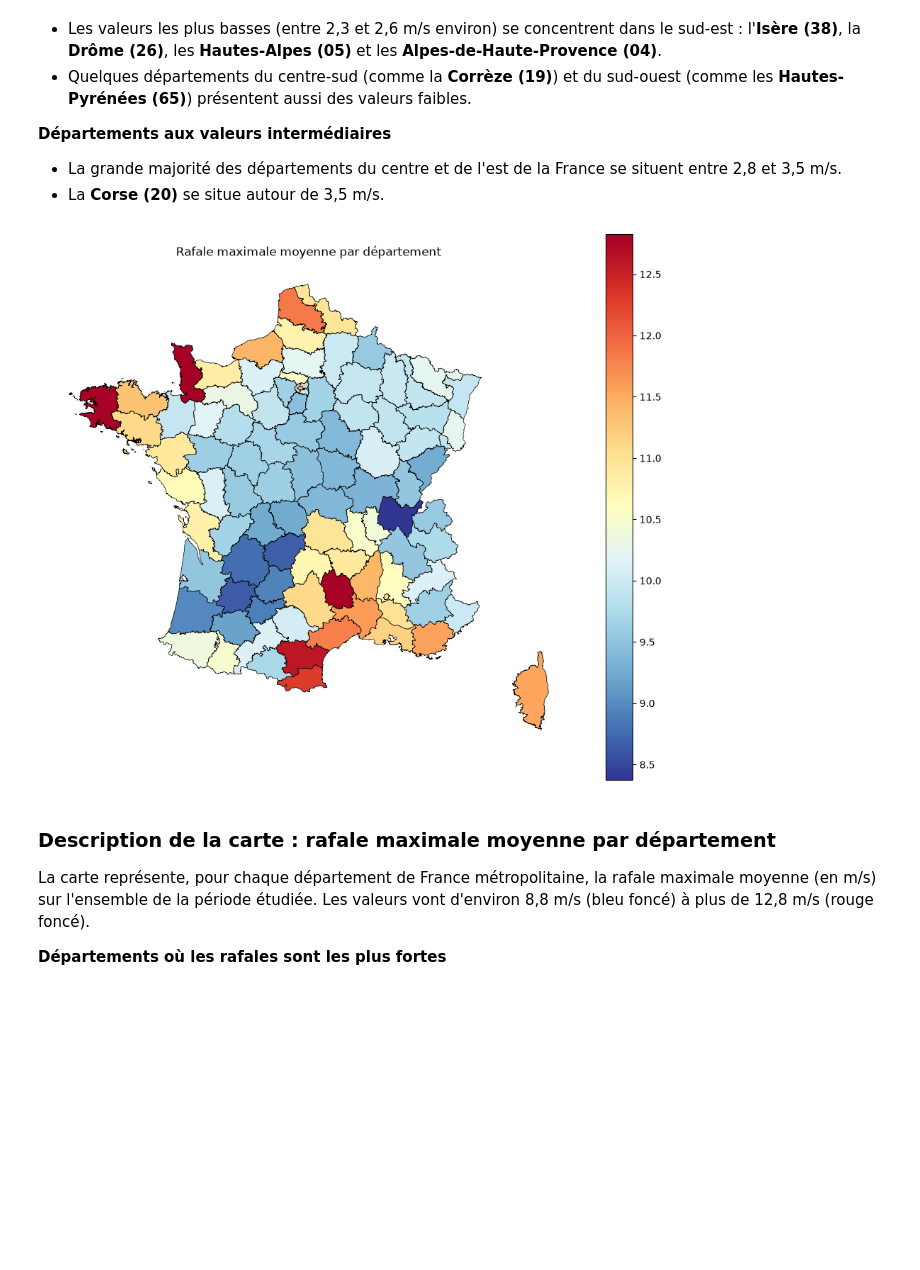
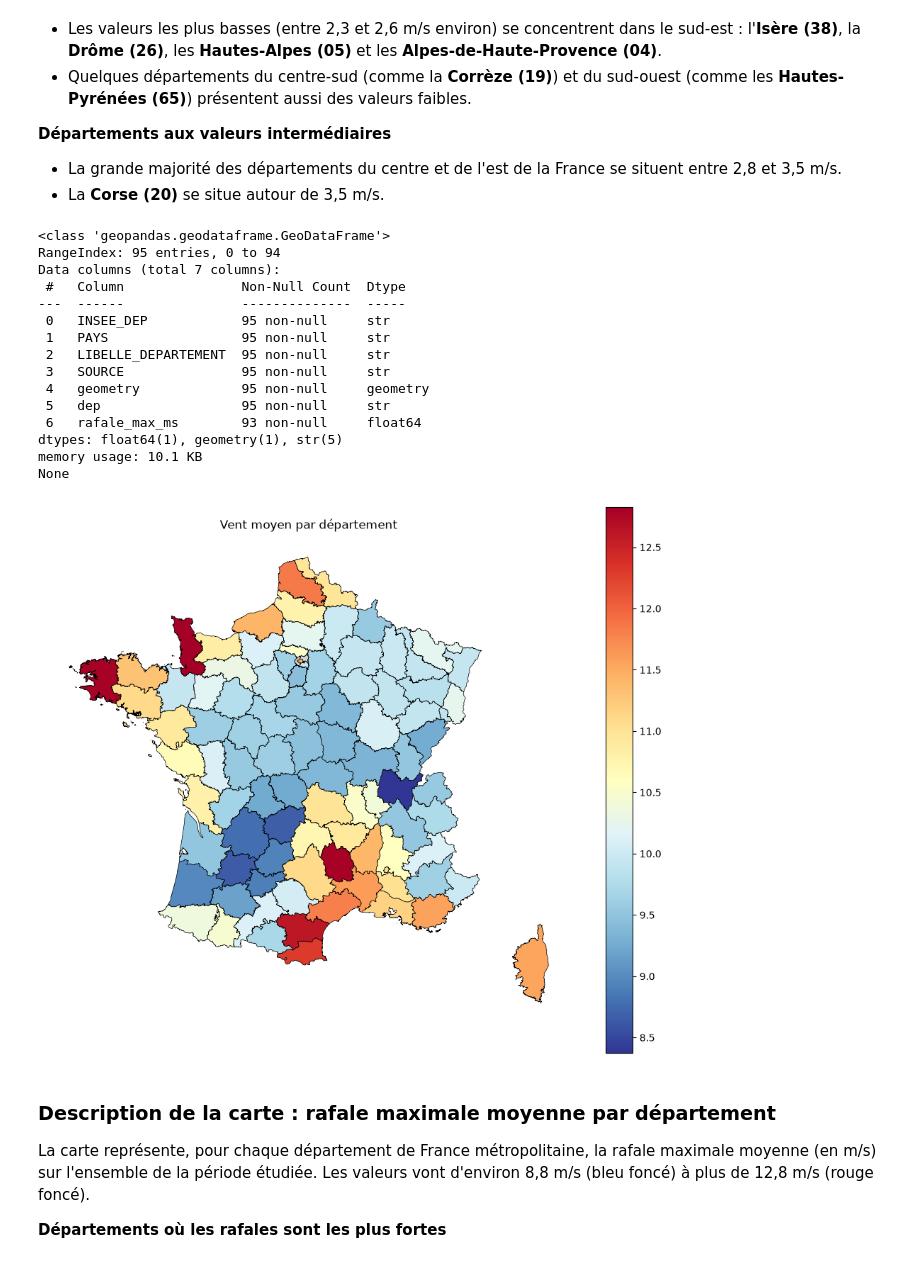
Before and after one commit to jadevalade2/projet_python_datascience_2AS1, a Jupyter notebook: rapport.ipynb, the cells around one changed output. Saved outputs shown, nothing was run; the diff lists cells and outputs as text; code cells hidden in the pictures; blank space fills up the shorter version.

```diff
--- a/rapport.ipynb
+++ b/rapport.ipynb
@@ -222,33 +168,24 @@ La carte représente, pour chaque département de France métropolitaine, la vit
 - La **Corse (20)** se situe autour de 3,5 m/s.
 # %%
 donnee_rafale_max_ms = meteoDF.groupby('dep')['rafale_max_ms'].mean().reset_index()
-
-carte = departements_metropole.merge(
-    donnee_rafale_max_ms,
-    left_on="INSEE_DEP",
-    right_on="dep",
-    how="left"
-
-)
-
-### On change le système de coordonnées en système Lambert-93
-carte = carte.to_crs(2154)
-
-carte.plot(
-    column="rafale_max_ms",
-    cmap="RdYlBu_r",
-    legend=True,
-    edgecolor="black",
-    linewidth=0.5,
-    figsize=(12, 10),
-    missing_kwds={"color": "lightgrey"}
-)
-
-plt.title("Rafale maximale moyenne par département")
-plt.axis("off")
-plt.show()
+cartographier(donnee_rafale_max_ms, 'rafale_max_ms', "Vent moyen par département")
 # %% [output]
+<class 'geopandas.geodataframe.GeoDataFrame'>
+RangeIndex: 95 entries, 0 to 94
+Data columns (total 7 columns):
+ #   Column               Non-Null Count  Dtype
+---  ------               --------------  -----
+ 0   INSEE_DEP            95 non-null     str
+ 1   PAYS                 95 non-null     str
+ 2   LIBELLE_DEPARTEMENT  95 non-null     str
+ 3   SOURCE               95 non-null     str
+ 4   geometry             95 non-null     geometry
+ 5   dep                  95 non-null     str
+ 6   rafale_max_ms        93 non-null     float64
+dtypes: float64(1), geometry(1), str(5)
+memory usage: 10.1 KB
+None
-[figure, old version]
+[figure, new version]
 # %% [markdown]
 ### Description de la carte : rafale maximale moyenne par département
 
```
Also changed, not shown: parts of 11 cells of this notebook, 1 other file.
